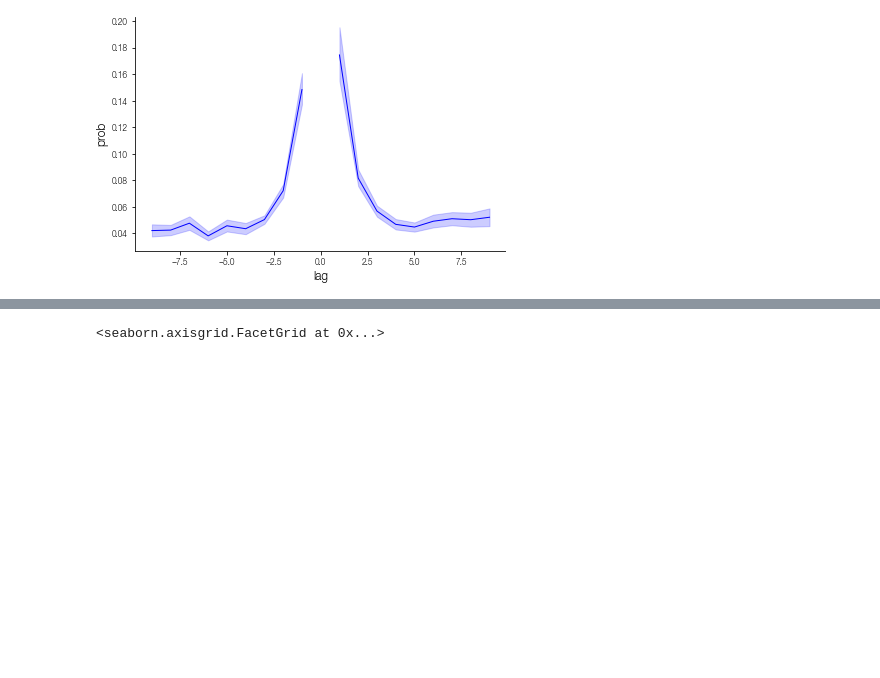
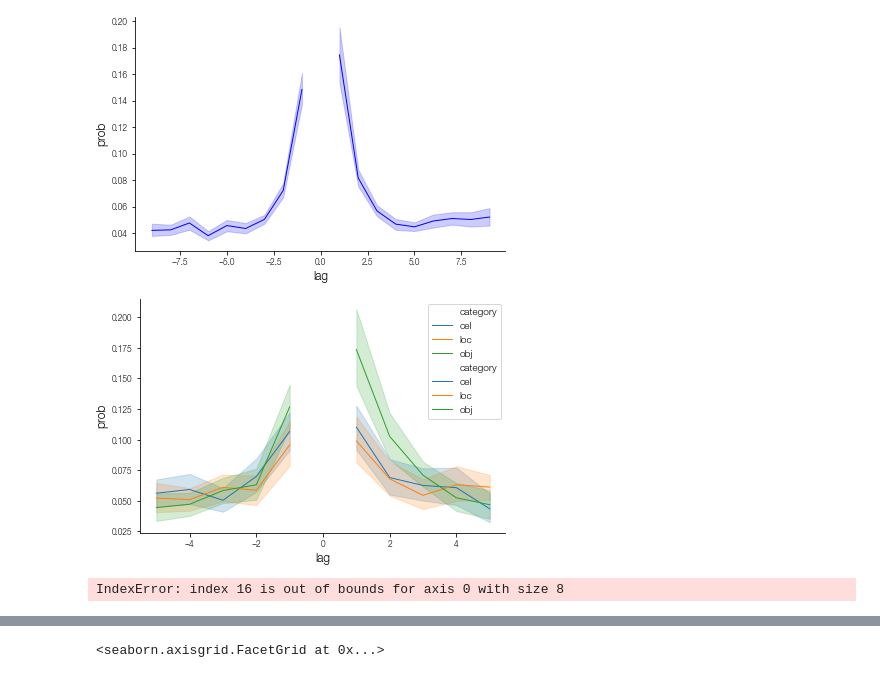
Before and after one commit to mortonne/psifr, a Jupyter notebook: jupyter/demo_clustering.ipynb, the cells around one changed output, grey strips where cells are left out. Cells and saved outputs as stored; diff of their text form; code cells hidden in the pictures; blank space fills up the shorter version.

Commit message:
tests of category crp variants

```diff
--- a/jupyter/demo_clustering.ipynb
+++ b/jupyter/demo_clustering.ipynb
@@ -17,4 +17,4 @@ df.category.cat.as_ordered(inplace=True)
 
 study = df.query('trial_type == "study"').copy()
 recall = df.query('trial_type == "recall"').copy()
-data = fr.merge_lists(study, recall, list_keys=['list_type'], study_keys=['category'])
+data = fr.merge_lists(study, recall, list_keys=['list_type', 'list_category'], study_keys=['category'])
@@ -27,2 +47,24 @@ sns.lineplot(x='lag', y='prob', data=crp.query('10 > lag > 0'), color='b');
 # %% [output]
 [figure]
+# %%
+pure = data.loc[data['list_type'] == 'pure']
+crp_by_cat = pure.groupby(['category']).apply(fr.lag_crp)
+# %%
+sns.lineplot(x='lag', y='prob', hue='category',
+             data=crp_by_cat.query('-5 <= lag < 0').reset_index());
+sns.lineplot(x='lag', y='prob', hue='category',
+             data=crp_by_cat.query('5 >= lag > 0').reset_index());
+# %% [output]
+[figure, added]
+# %%
+importlib.reload(fr)
+def cat_crp(df):
+    category = df['category'].dropna().unique()[0]
+    crp = fr.lag_crp(df, test_key='category',
+                     test=lambda x, y: (x == category) and (np.array(y) == category))
+    return crp
+
+mixed = data.loc[data['list_type'] == 'mixed']
+crp_by_cat = mixed.groupby(['category']).apply(cat_crp)
+# %% [output]
+IndexError: index 16 is out of bounds for axis 0 with size 8
```
Also changed, not shown: parts of 5 cells of this notebook.
